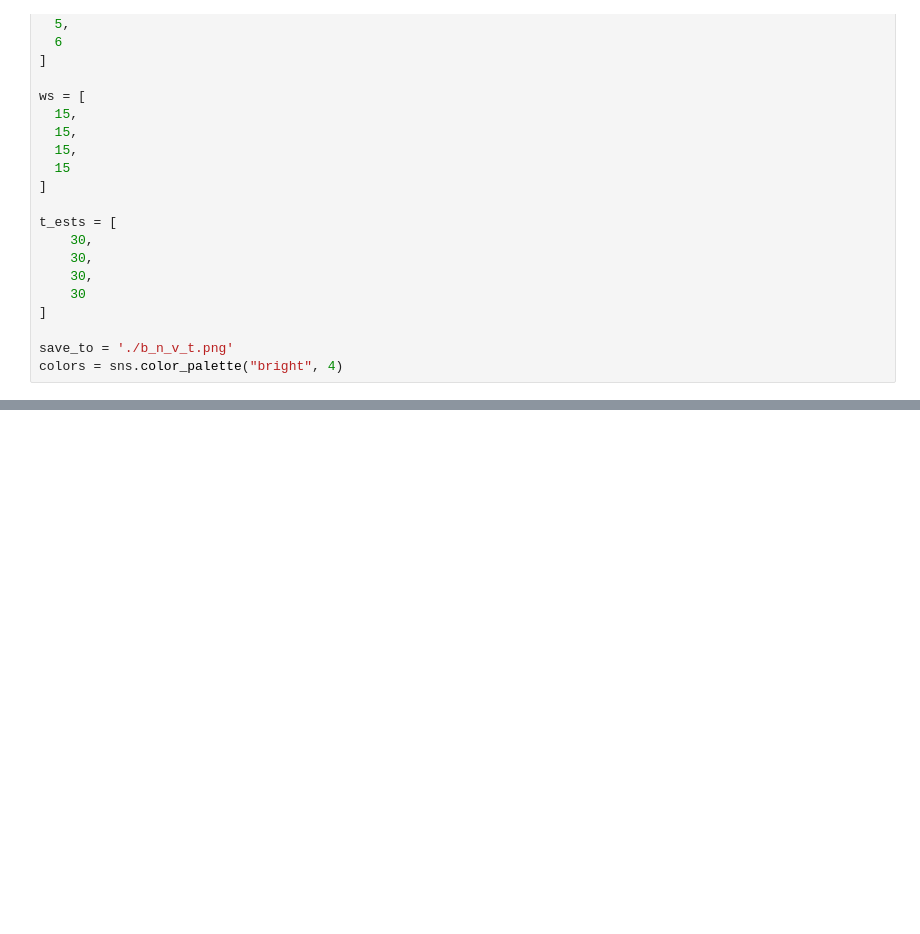
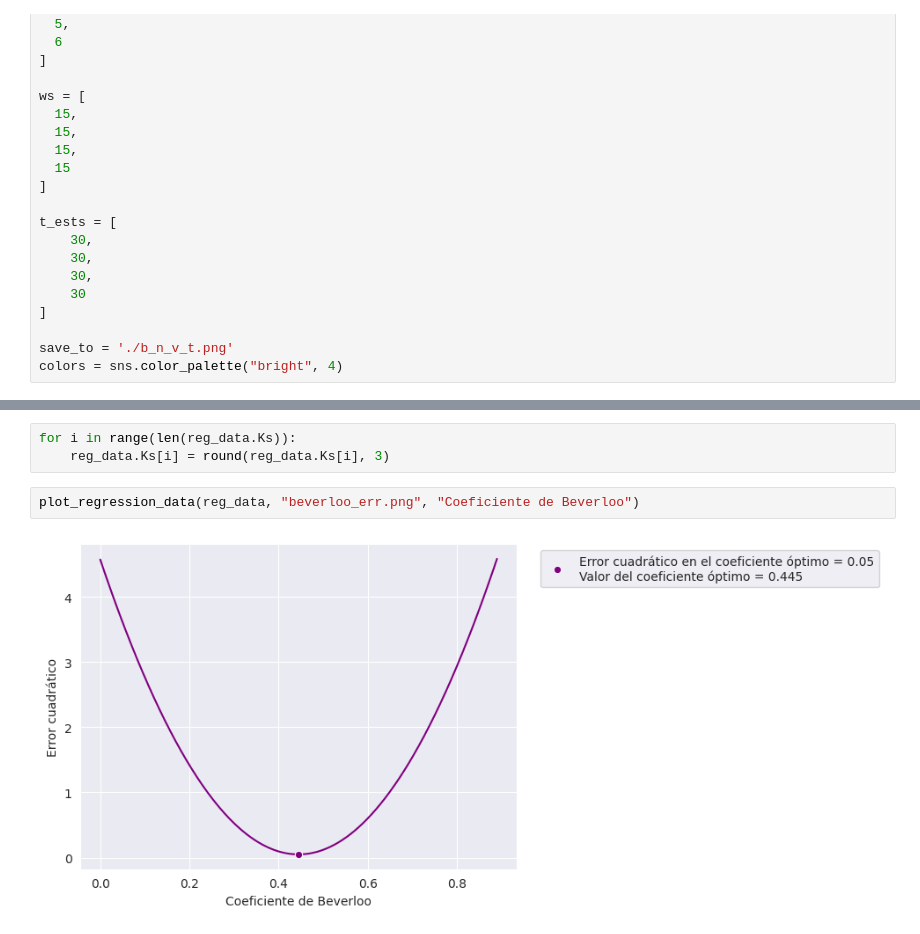
Before and after one commit to mricarte-i/2023Q2G01, a Jupyter notebook: TP5/plotters/plot_caudal_D.ipynb, the cells around one changed output, grey strips where cells are left out. Drawn from its saved outputs; the diff is of its cells as text; blank space fills up the shorter version.

```diff
--- a/TP5/plotters/plot_caudal_D.ipynb
+++ b/TP5/plotters/plot_caudal_D.ipynb
@@ -66,0 +158,7 @@ plot_q_vs_d(Qs, Q_errs, Ds, ws[0], save_to_q_d, True)
+# %%
+for i in range(len(reg_data.Ks)):
+    reg_data.Ks[i] = round(reg_data.Ks[i], 3)
+# %%
+plot_regression_data(reg_data, "beverloo_err.png", "Coeficiente de Beverloo")
+# %% [output]
+[figure, added]
```
Also changed, not shown: parts of 25 cells of this notebook, 3 other files.
